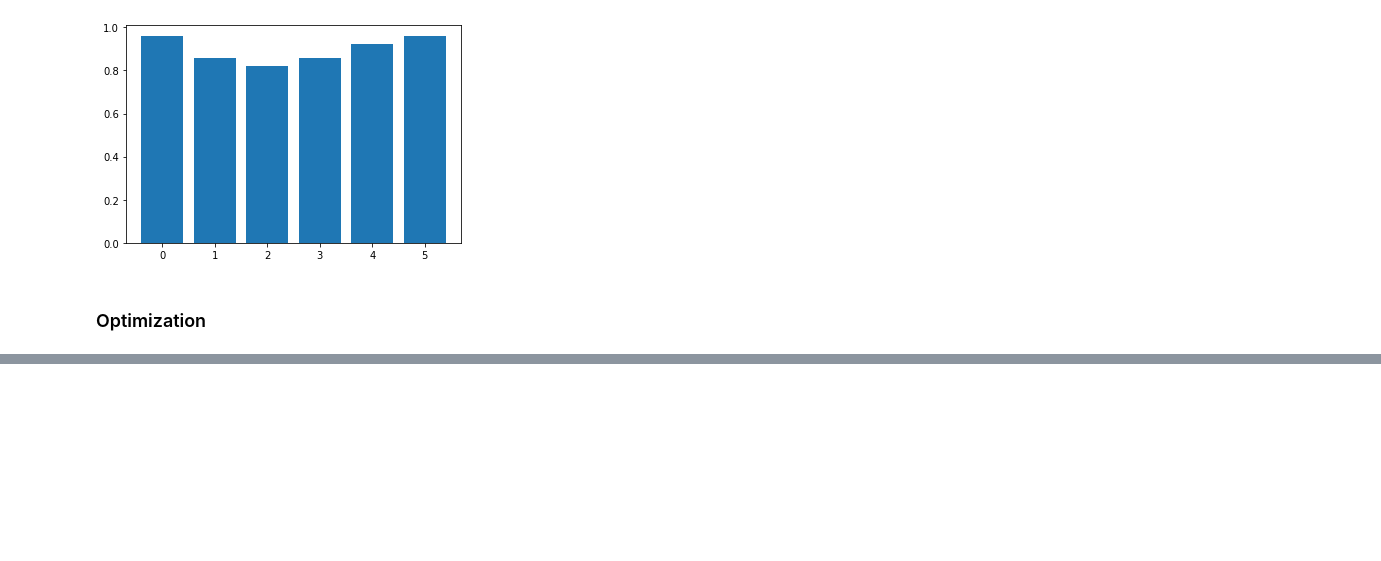
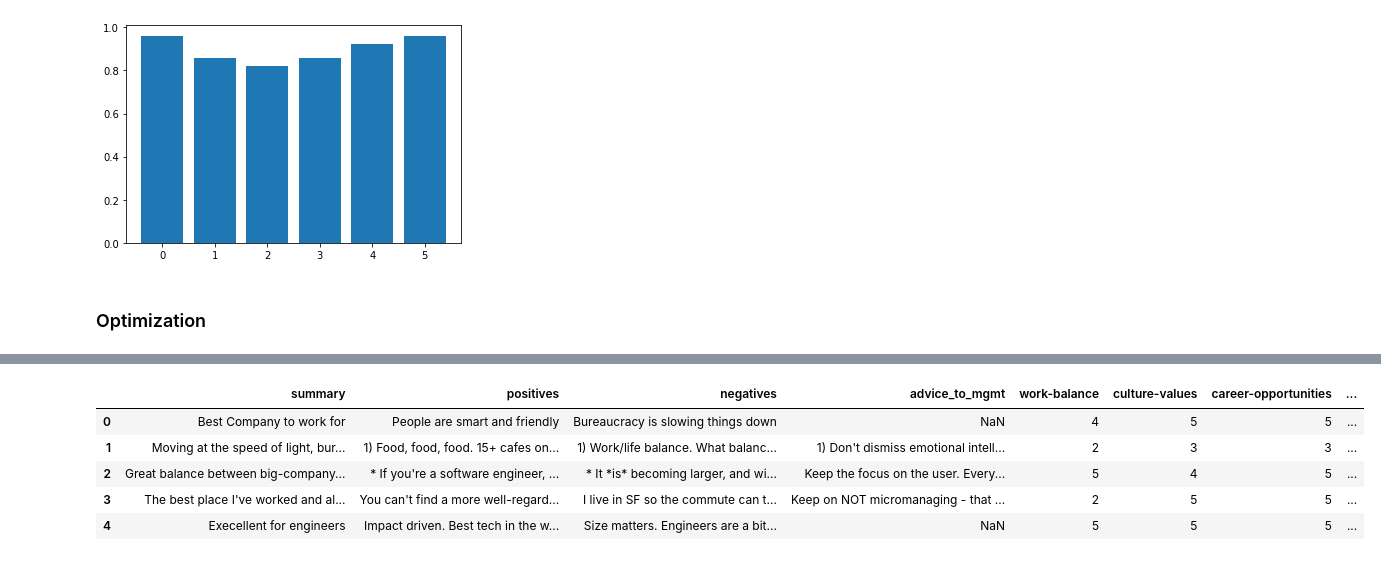
Before and after one commit to theresa-sporn/WorkforceSentimentMonitoring, a Jupyter notebook: notebooks/alvaro_model_prototype.ipynb, the cells around one changed output, grey strips where cells are left out. Drawn from its saved outputs; the diff is of its cells as text; code cells hidden in the pictures; blank space fills up the shorter version.

Commit message:
before merge / delte branch

```diff
--- a/notebooks/alvaro_model_prototype.ipynb
+++ b/notebooks/alvaro_model_prototype.ipynb
@@ -311,0 +312,12 @@ display(test.head())
+# %%
+# merge corresponding dataframes
+df = merge(submission, train, test)
+# %%
+df.head()
+# %% [output]
+|  | summary | positives | negatives | advice_to_mgmt | work-balance | culture-values | career-opportunities | ... |
+| 0 | Best Company to work for | People are smart and friendly | Bureaucracy is slowing things down | NaN | 4 | 5 | 5 | ... |
+| 1 | Moving at the speed of light, bur... | 1) Food, food, food. 15+ cafes on... | 1) Work/life balance. What balanc... | 1) Don't dismiss emotional intell... | 2 | 3 | 3 | ... |
+| 2 | Great balance between big-company... | * If you're a software engineer, ... | * It *is* becoming larger, and wi... | Keep the focus on the user. Every... | 5 | 4 | 5 | ... |
+| 3 | The best place I've worked and al... | You can't find a more well-regard... | I live in SF so the commute can t... | Keep on NOT micromanaging - that ... | 2 | 5 | 5 | ... |
+| 4 | Execellent for engineers | Impact driven. Best tech in the w... | Size matters. Engineers are a bit... | NaN | 5 | 5 | 5 | ... |
```
Also changed, not shown: parts of 4 cells of this notebook.
